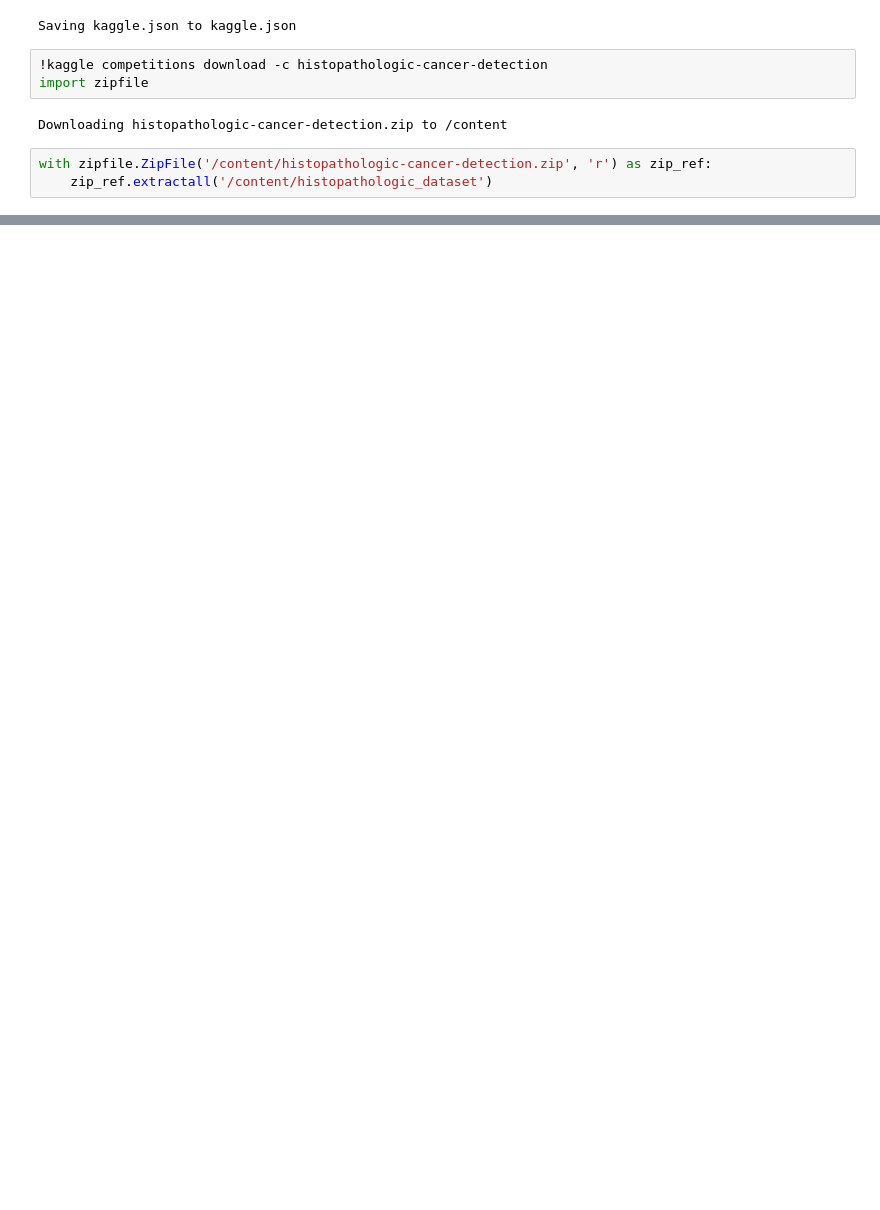
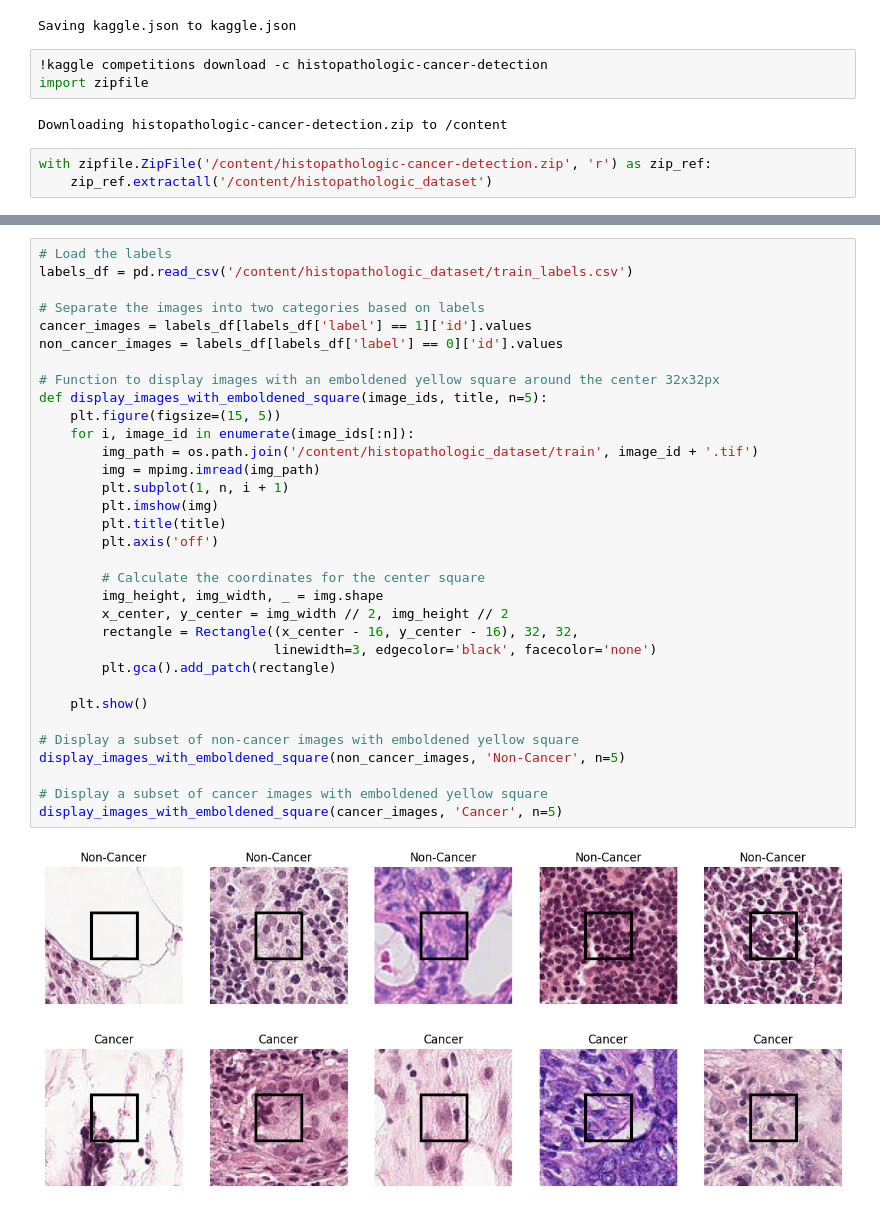
Before and after one commit to WiHi1131/Histopathologic-Cancer-Detection-Report, a Jupyter notebook: Histopathic_Cancer_Detection_Report.ipynb, the cells around one changed output, grey strips where cells are left out. Saved outputs shown, nothing was run; the diff lists cells and outputs as text; blank space fills up the shorter version.

```diff
--- a/Histopathic_Cancer_Detection_Report.ipynb
+++ b/Histopathic_Cancer_Detection_Report.ipynb
@@ -58,0 +75,36 @@ with zipfile.ZipFile('/content/histopathologic-cancer-detection.zip', 'r') as zi
+# %%
+# Load the labels
+labels_df = pd.read_csv('/content/histopathologic_dataset/train_labels.csv')
+
+# Separate the images into two categories based on labels
+cancer_images = labels_df[labels_df['label'] == 1]['id'].values
+non_cancer_images = labels_df[labels_df['label'] == 0]['id'].values
+
+# Function to display images with an emboldened yellow square around the center 32x32px
+def display_images_with_emboldened_square(image_ids, title, n=5):
+    plt.figure(figsize=(15, 5))
+    for i, image_id in enumerate(image_ids[:n]):
+        img_path = os.path.join('/content/histopathologic_dataset/train', image_id + '.tif')
+        img = mpimg.imread(img_path)
+        plt.subplot(1, n, i + 1)
+        plt.imshow(img)
+        plt.title(title)
+        plt.axis('off')
+
+        # Calculate the coordinates for the center square
+        img_height, img_width, _ = img.shape
+        x_center, y_center = img_width // 2, img_height // 2
+        rectangle = Rectangle((x_center - 16, y_center - 16), 32, 32,
+                              linewidth=3, edgecolor='black', facecolor='none')
+        plt.gca().add_patch(rectangle)
+
+    plt.show()
+
+# Display a subset of non-cancer images with emboldened yellow square
+display_images_with_emboldened_square(non_cancer_images, 'Non-Cancer', n=5)
+
+# Display a subset of cancer images with emboldened yellow square
+display_images_with_emboldened_square(cancer_images, 'Cancer', n=5)
+# %% [output]
+[figure, added]
+[figure, added]
```
Also changed, not shown: parts of 9 cells of this notebook.
